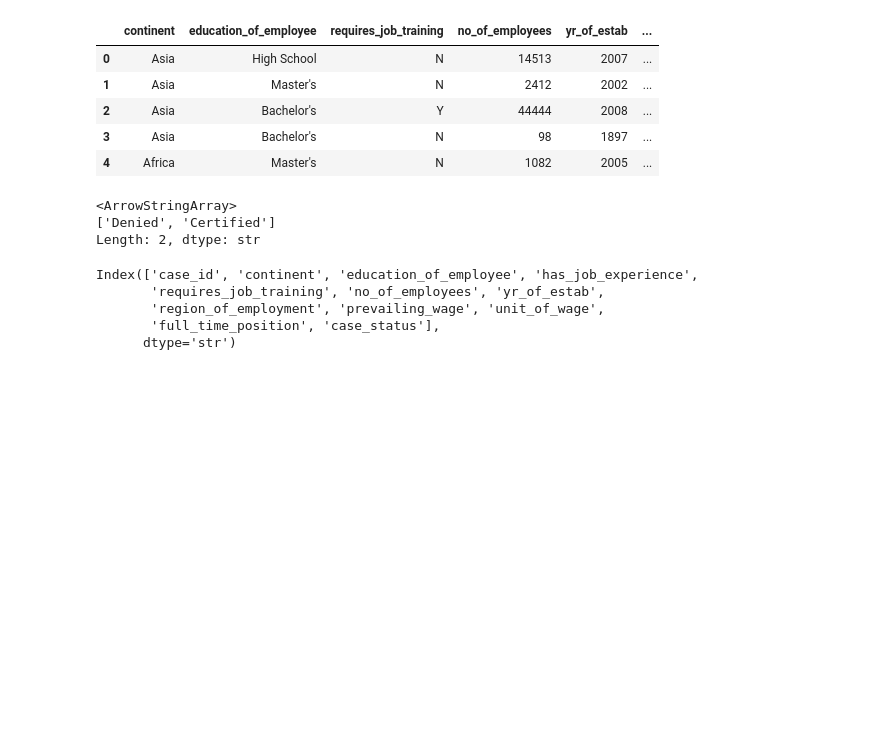
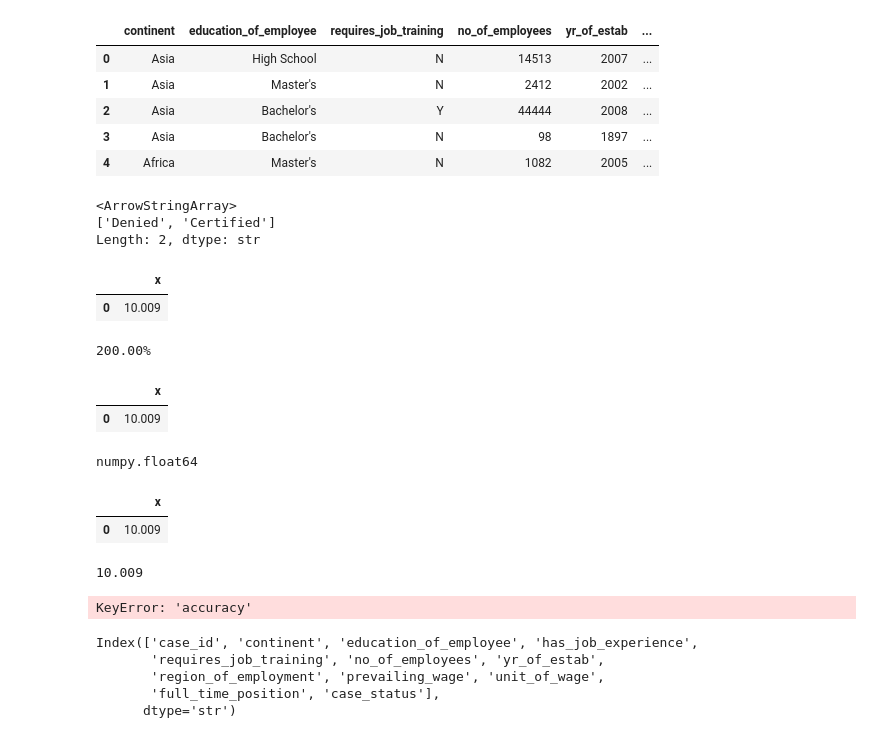
Before and after one commit to Kazeem-Bello/US-Visa-Approval-Prediction, a Jupyter notebook: notebook/mongo_DB-demo.ipynb, the cells around one changed output. Cells and saved outputs as stored; diff of their text form; code cells hidden in the pictures; blank space fills up the shorter version.

Commit message:
model accuracy added to UI

```diff
--- a/notebook/mongo_DB-demo.ipynb
+++ b/notebook/mongo_DB-demo.ipynb
@@ -37,3 +37,11 @@ df["case_status"].unique()
 <ArrowStringArray>
 ['Denied', 'Certified']
 Length: 2, dtype: str
+# %%
+x = 10.009
+# y = 2.09
+d = pd.DataFrame({"x": [x]})
+d
+# %% [output]
+|  | x |
+| 0 | 10.009 |
@@ -39,0 +55,18 @@ Length: 2, dtype: str
+# %%
+model_accuracy = 2
+model_accuracy = f"{model_accuracy * 100:.2f}%"
+print(model_accuracy)
+# %% [output]
+200.00%
+# %%
+de = pd.read_csv(s)
+de
+# %% [output]
+|  | x |
+| 0 | 10.009 |
+# %%
+x = de.loc[0, "x"]
+s = x
+type(s)
+# %% [output]
+numpy.float64
@@ -40,3 +75,20 @@ Length: 2, dtype: str
+# %%
+dt = pd.read_csv("artifact/02_27_2026_12_15_25/metric/metrics.csv")
+dt
+# %% [output]
+|  | x |
+| 0 | 10.009 |
+# %%
+x = dt["x"].iloc[0]
+x
+# %% [output]
+10.009
+# %%
+x = dt.loc[0, "accuracy"]
+s = x + 2
+s
+# %% [output]
+KeyError: 'accuracy'
 # %%
 df.columns
 # %% [output]
```
Also changed, not shown: parts of 3 cells of this notebook, 10 other files.
